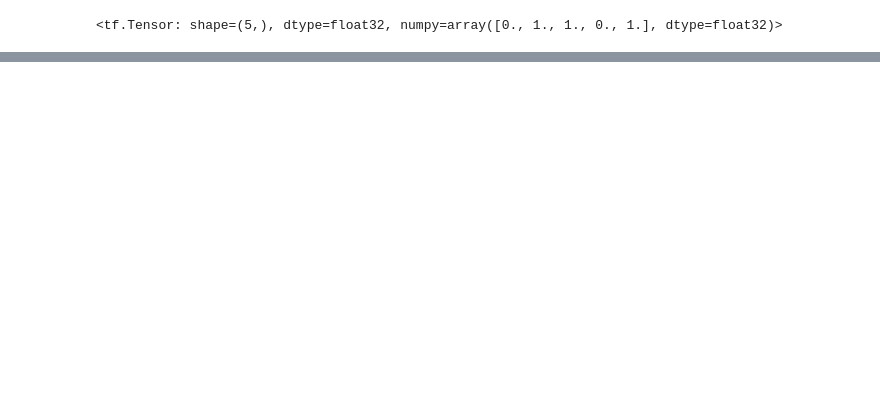
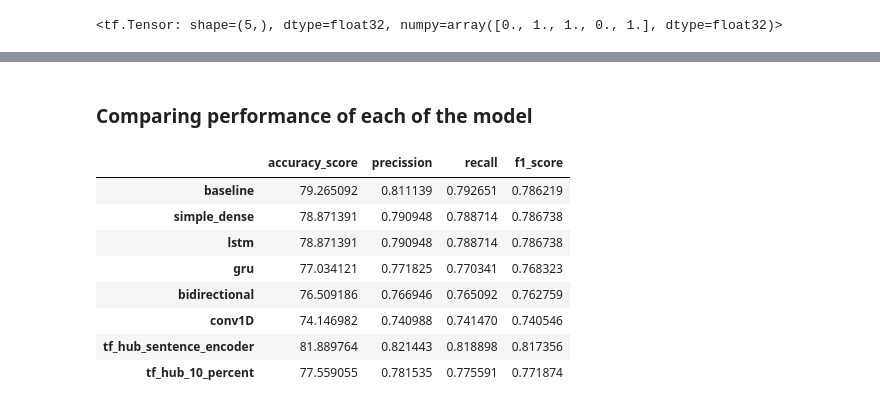
Before and after one commit to jahidul39306/TF_Journey, a Jupyter notebook: 8. NLP Fundamentals/nlp-tf.ipynb, the cells around one changed output, grey strips where cells are left out. Drawn from its saved outputs; the diff is of its cells as text; code cells hidden in the pictures; blank space fills up the shorter version.

Commit message:
NLP comparing results

```diff
--- a/8. NLP Fundamentals/nlp-tf.ipynb
+++ b/8. NLP Fundamentals/nlp-tf.ipynb
@@ -822,0 +822,24 @@ model_1_result
+# %% [markdown]
+### Comparing performance of each of the model
+# %%
+all_model_results = pd.DataFrame({"baseline": baseline_results,
+                                "simple_dense": model_1_result,
+                                "lstm": model_2_result,
+                                "gru": model_3_result,
+                                "bidirectional": model_4_result,
+                                "conv1D": model_5_result,
+                                "tf_hub_sentence_encoder": model_6_result,
+                                "tf_hub_10_percent": model_7_result})
+
+all_model_results = all_model_results.transpose()
+all_model_results
+# %% [output]
+|  | accuracy_score | precission | recall | f1_score |
+| baseline | 79.265092 | 0.811139 | 0.792651 | 0.786219 |
+| simple_dense | 78.871391 | 0.790948 | 0.788714 | 0.786738 |
+| lstm | 78.871391 | 0.790948 | 0.788714 | 0.786738 |
+| gru | 77.034121 | 0.771825 | 0.770341 | 0.768323 |
+| bidirectional | 76.509186 | 0.766946 | 0.765092 | 0.762759 |
+| conv1D | 74.146982 | 0.740988 | 0.741470 | 0.740546 |
+| tf_hub_sentence_encoder | 81.889764 | 0.821443 | 0.818898 | 0.817356 |
+| tf_hub_10_percent | 77.559055 | 0.781535 | 0.775591 | 0.771874 |
```
Also changed, not shown: parts of 33 cells of this notebook.
